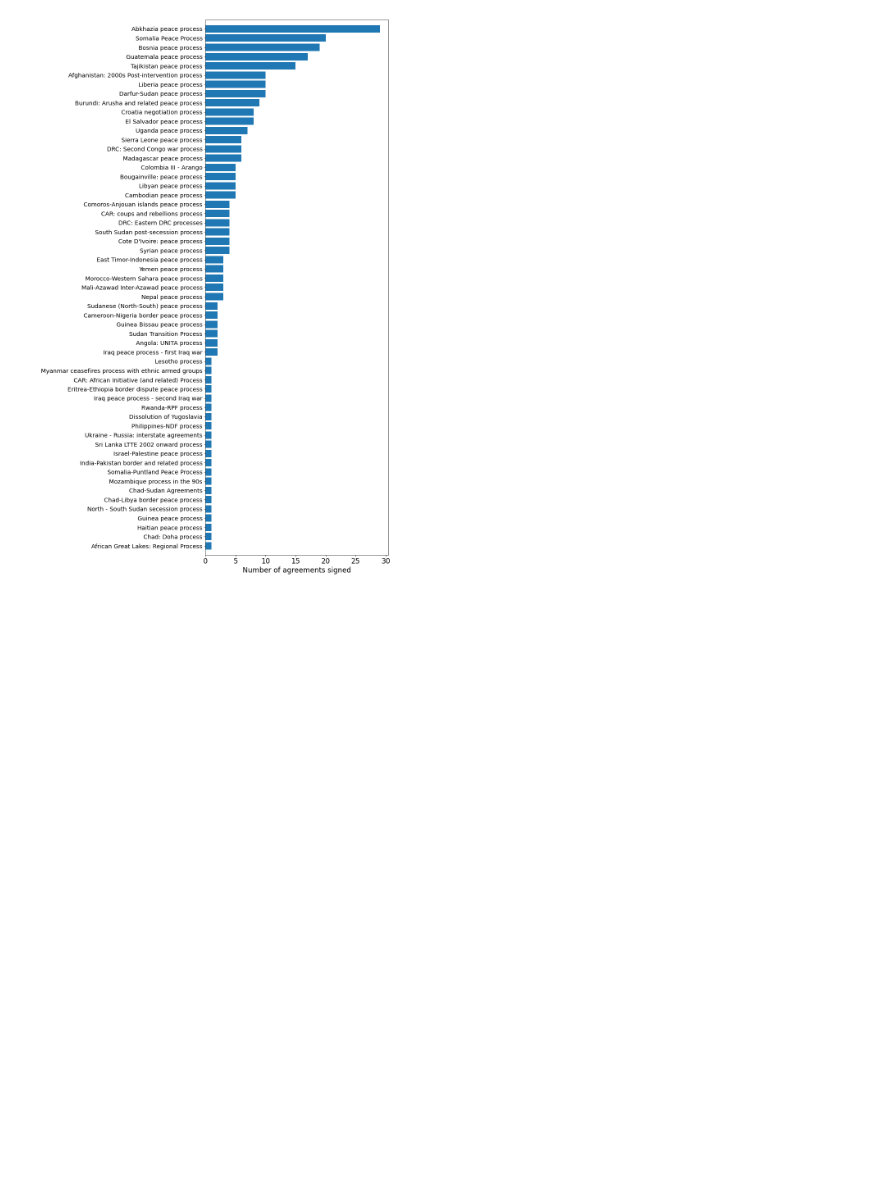
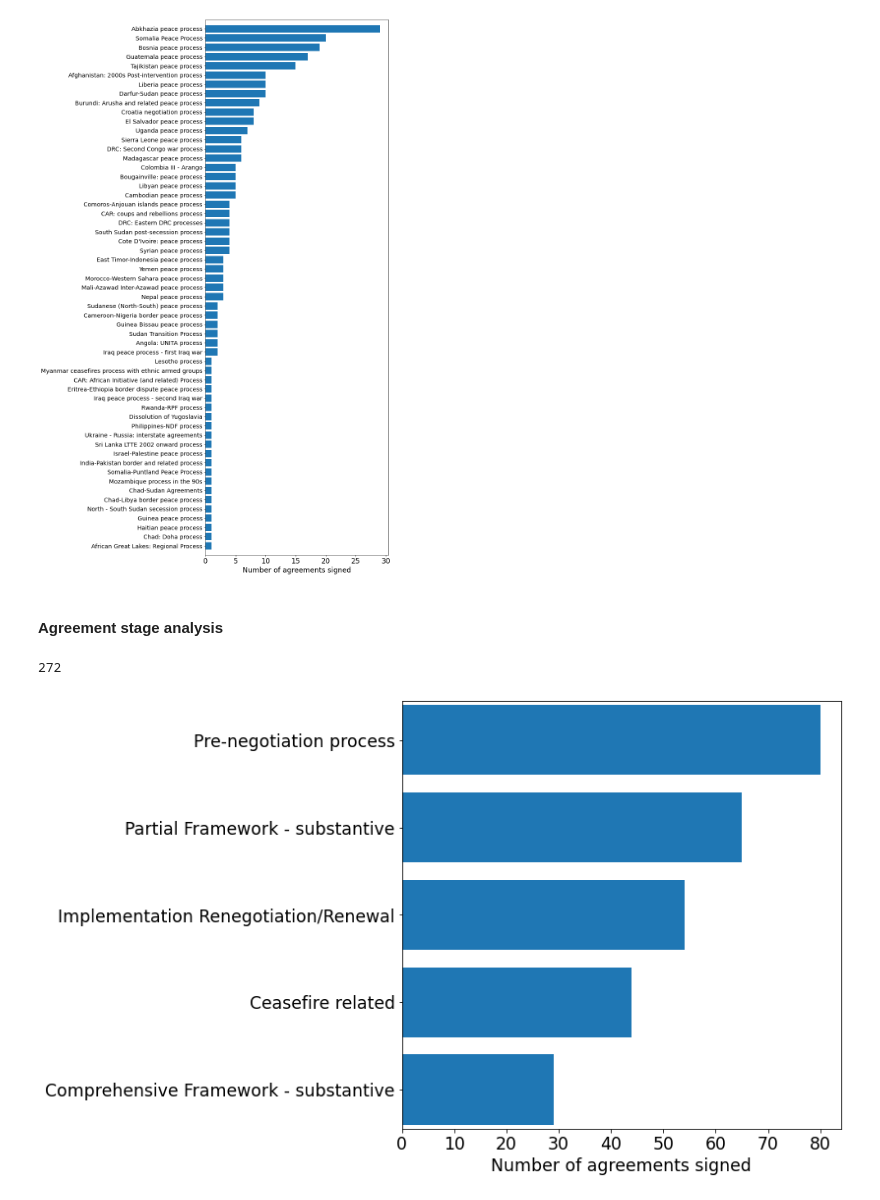
Before and after one commit to roybgardner/agreements-actors, a Jupyter notebook: un_analysis.ipynb, the cells around one changed output. Drawn from its saved outputs; the diff is of its cells as text; code cells hidden in the pictures; blank space fills up the shorter version.

```diff
--- a/un_analysis.ipynb
+++ b/un_analysis.ipynb
@@ -431,3 +428,53 @@ plt.show()
 57
 272
 [figure]
+# %% [markdown]
+#### Agreement stage analysis
+# %%
+# All agreements signed by selected actor
+agreement_ids = [data_dict['agreement_vertices'][i] for\
+                     i,v in enumerate(data_dict['matrix'][:,actor_index]) if v > 0]
+
+stage_dict = {}
+stage_dict['Cea'] = [1,'Ceasefire related']
+stage_dict['Pre'] = [2,'Pre-negotiation process']
+stage_dict['SubPar'] = [3,'Partial Framework - substantive']
+stage_dict['SubComp'] = [4,'Comprehensive Framework - substantive']
+stage_dict['Ren'] = [5,'Implementation Renegotiation/Renewal']
+stage_dict['Imp'] = [5,'Implementation Renegotiation/Renewal']
+stage_dict['Oth'] = [0,'']
+
+# Map selected actor agreements on to stages
+stage_map = {}
+for agreement_id in agreement_ids:
+    pax_id = agreement_id.split('_')[1]
+    if pax_id in data_dict['agreements_dict']:
+        # Can't get stage so put in other
+        stage_id = stage_dict[data_dict['agreements_dict'][pax_id]['Stage']][1]
+        if stage_id in stage_map:
+            stage_map[stage_id].append(agreement_id)
+        else:
+            stage_map[stage_id] = [agreement_id]
+    else:
+        # Can't get stage so put in other
+        if 0 in stage_map:
+            stage_map[0].append(agreement_id)
+        else:
+            stage_map[0] = [agreement_id]
+
+print(sum([len(v) for k,v in stage_map.items()]))
+
+stage_map = sorted(stage_map.items(),key=lambda kv:len(kv[1]))
+
+f = plt.figure(figsize=(8,8))
+y = [len(t[1]) for t in stage_map]
+x = range(0,len(y))
+plt.barh(x,y)
+plt.xlabel('Number of agreements signed',fontsize='xx-large')
+plt.xticks(fontsize='xx-large')
+plt.yticks(x,[t[0] for t in stage_map],fontsize='xx-large')
+plt.margins(y=0.01)
+plt.show()
+# %% [output]
+272
+[figure, added]
```
Also changed, not shown: parts of 3 cells of this notebook, 4 other files.
